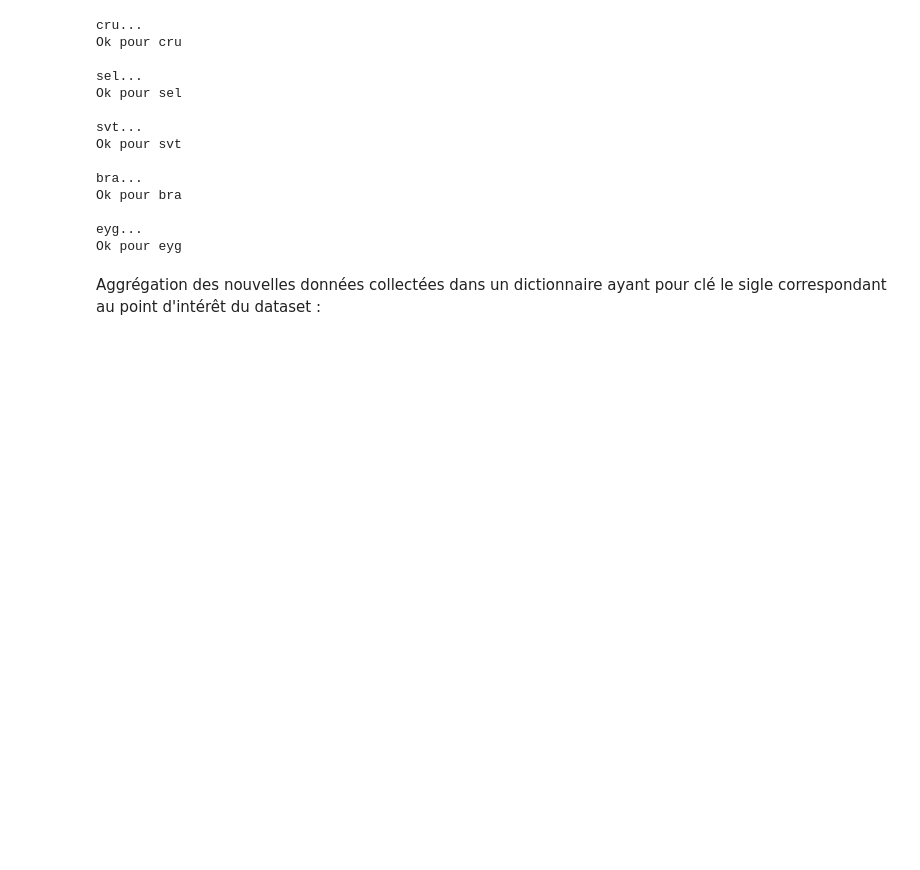
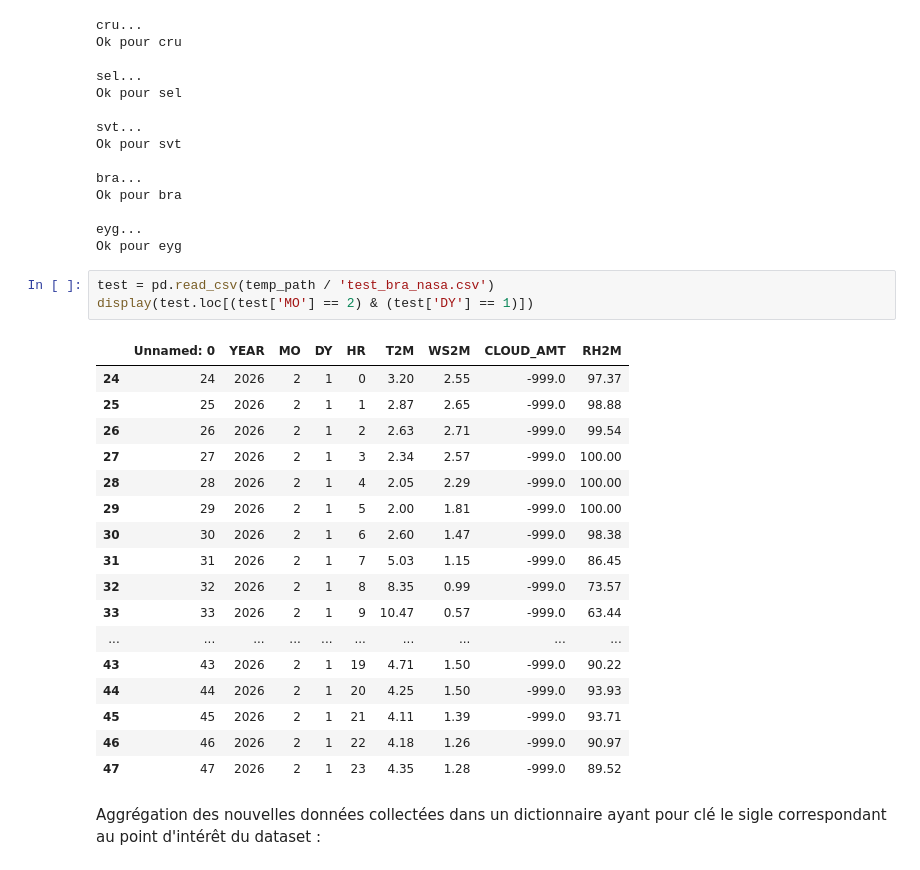
Before and after one commit to Math2935/aug25cds_variabilite, a Jupyter notebook: notebooks/02_collecte/05_add_2026.ipynb, the cells around one changed output. Cells and saved outputs as stored; diff of their text form; blank space fills up the shorter version.

```diff
--- a/notebooks/02_collecte/05_add_2026.ipynb
+++ b/notebooks/02_collecte/05_add_2026.ipynb
@@ -800,6 +800,27 @@ Ok pour bra
 
 eyg...
 Ok pour eyg
+# %%
+test = pd.read_csv(temp_path / 'test_bra_nasa.csv')
+display(test.loc[(test['MO'] == 2) & (test['DY'] == 1)])
+# %% [output]
+|  | Unnamed: 0 | YEAR | MO | DY | HR | T2M | WS2M | CLOUD_AMT | RH2M |
+| 24 | 24 | 2026 | 2 | 1 | 0 | 3.20 | 2.55 | -999.0 | 97.37 |
+| 25 | 25 | 2026 | 2 | 1 | 1 | 2.87 | 2.65 | -999.0 | 98.88 |
+| 26 | 26 | 2026 | 2 | 1 | 2 | 2.63 | 2.71 | -999.0 | 99.54 |
+| 27 | 27 | 2026 | 2 | 1 | 3 | 2.34 | 2.57 | -999.0 | 100.00 |
+| 28 | 28 | 2026 | 2 | 1 | 4 | 2.05 | 2.29 | -999.0 | 100.00 |
+| 29 | 29 | 2026 | 2 | 1 | 5 | 2.00 | 1.81 | -999.0 | 100.00 |
+| 30 | 30 | 2026 | 2 | 1 | 6 | 2.60 | 1.47 | -999.0 | 98.38 |
+| 31 | 31 | 2026 | 2 | 1 | 7 | 5.03 | 1.15 | -999.0 | 86.45 |
+| 32 | 32 | 2026 | 2 | 1 | 8 | 8.35 | 0.99 | -999.0 | 73.57 |
+| 33 | 33 | 2026 | 2 | 1 | 9 | 10.47 | 0.57 | -999.0 | 63.44 |
+| ... | ... | ... | ... | ... | ... | ... | ... | ... | ... |
+| 43 | 43 | 2026 | 2 | 1 | 19 | 4.71 | 1.50 | -999.0 | 90.22 |
+| 44 | 44 | 2026 | 2 | 1 | 20 | 4.25 | 1.50 | -999.0 | 93.93 |
+| 45 | 45 | 2026 | 2 | 1 | 21 | 4.11 | 1.39 | -999.0 | 93.71 |
+| 46 | 46 | 2026 | 2 | 1 | 22 | 4.18 | 1.26 | -999.0 | 90.97 |
+| 47 | 47 | 2026 | 2 | 1 | 23 | 4.35 | 1.28 | -999.0 | 89.52 |
 # %% [markdown]
 Aggrégation des nouvelles données collectées dans un dictionnaire ayant pour clé le sigle correspondant au point d'intérêt du dataset :
 # %%
```
Also changed, not shown: parts of 6 cells of this notebook.
